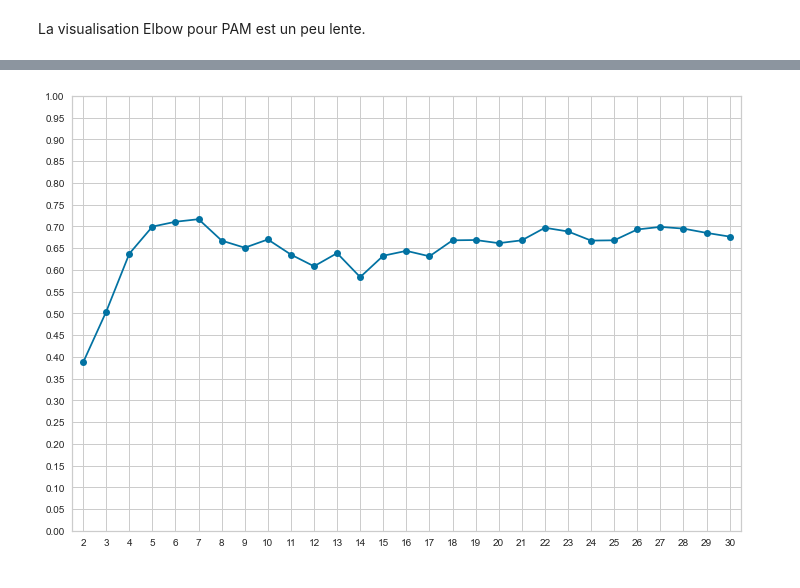
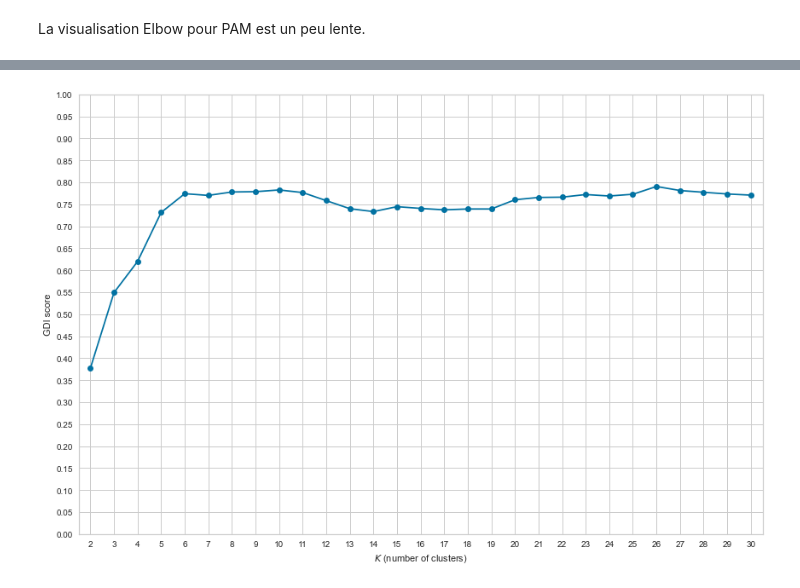
Before and after one commit to PhilippeMeyer68/TDA_Morphotypes, a Jupyter notebook: Silhouette.ipynb, the cells around one changed output, grey strips where cells are left out. Cells and saved outputs as stored; diff of their text form; code cells hidden in the pictures.

```diff
--- a/Silhouette.ipynb
+++ b/Silhouette.ipynb
@@ -103,9 +103,7 @@ sh1 = SH1.fit_transform(test1)
 SH2 = Silhouette(resolution=n2, weight=lambda x: x[0])
 sh2 = SH2.fit_transform(test2)
 # %%
-n = 120
-m = (n0+n1+n2)//n
-temp = np.array([list(x0)+list(x1)+list(x2)
-                for x0, x1, x2 in zip(sh0, sh1, sh2)])
-sh = np.array([[np.mean(x[n*i:n*i+n]) for i in range(m)] for x in temp])
+m = (n0+n1+n2)
+sh = np.array([list(x0)+list(x1)+list(x2)
+                 for x0, x1, x2 in zip(sh0, sh1, sh2)])
 sh = (sh - sh.mean()) / sh.std()
@@ -133,11 +138,0 @@ On peut utiliser `KElbowVisualizer` pour la courbe Elbow...
-# %%
-model_ward = AgglomerativeClustering(linkage='ward')
-visualizer = KElbowVisualizer(model_ward, k=(2, 21), timings=False)
-
-plt.figure(figsize=(12, 8))
-visualizer.fit(sh)
-plt.tight_layout()
-plt.xticks(range(2, 21, 1))
-plt.xlim(1.5, 20.5)
-visualizer.show(
-    outpath='E:/Projet-M2/2021-m2-ditex-morphotypes/Images/MFSWElbow.jpg');
@@ -169,5 +168,5 @@ plt.savefig('E:/Projet-M2/2021-m2-ditex-morphotypes/Images/MFSDENDWARDe.jpg');
 # %%
-nb_clus = 7
+nb_clus = 9
 clusters_ward = fcluster(Z, nb_clus, criterion='maxclust')
 # %%
 dict_clusters_ward = {}
@@ -362,5 +365,5 @@ visualizer.show(
 # %%
-nb_clus = 7
+nb_clus = 10
 
 kmed = KMedoids(nb_clus, method='pam', init='k-medoids++', random_state=42)
 kmed.fit(sh)
@@ -395,34 +404,37 @@ Cluster n°7 de taille 135 et ses proportions : Hommes 2.22 %, Femmes 97.78 %
 GDI_list = []
 borne_nb_clus = 30
 
 for nb_clus in range(2, borne_nb_clus+1):
     kmed = KMedoids(n_clusters=nb_clus, method='pam',
                     init='k-medoids++', random_state=42).fit(sh)
     clusters = kmed.labels_
 
     dict_clusters = {}
     for j in range(nb_clus):
         dict_clusters[j] = []
     for j in range(len(clusters)):
         dict_clusters[clusters[j]].append(j)
     test = 0
     for key in dict_clusters:
         male_percentage = np.sum(
             np.array(dict_clusters[key]) < male_nb_scans) / len(dict_clusters[key])
         test += 2*abs(male_percentage-0.5)*len(dict_clusters[key])
     test /= nb_scans
     GDI_list.append(test)
 
 fig = plt.figure(figsize=(12, 8))
 plt.xlim(1.5, 30.5)
 plt.xticks(np.arange(2, 31, 1))
 plt.ylim(0, 1)
 plt.yticks(np.arange(0, 1.05, 0.05))
 plt.plot(range(2, borne_nb_clus+1), GDI_list, 'o-')
+plt.xlabel(r'$K$ (number of clusters)')
+plt.ylabel(r'GDI score')
 plt.grid(True)
+plt.tight_layout()
 plt.savefig('E:/Projet-M2/2021-m2-ditex-morphotypes/Images/MFSPAMGDI.jpg', dpi=200);
 # %% [output]
-[figure, old version]
+[figure, new version]
 # %%
 GDI.append(GDI_list.copy())
 
```
Also changed, not shown: parts of 20 cells of this notebook, 10 other files.
